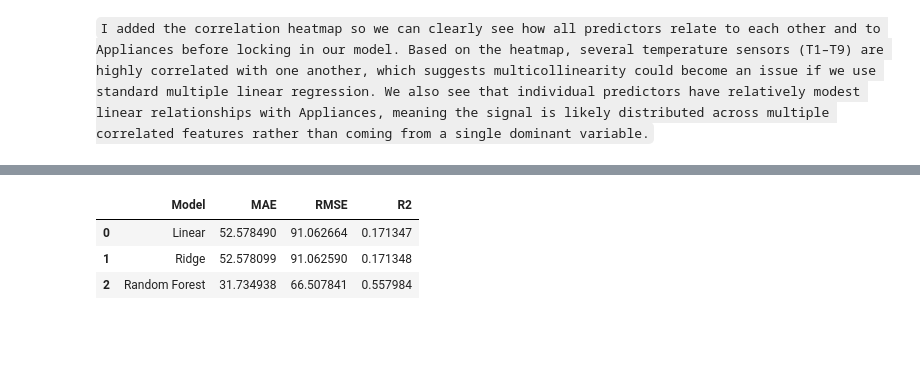
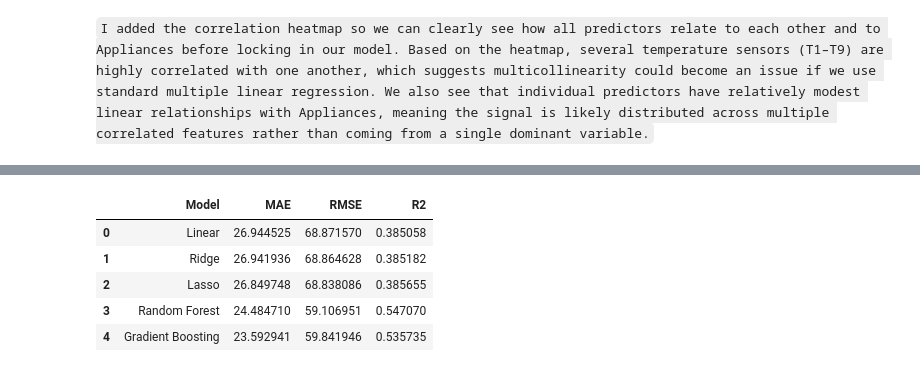
Before and after one commit to ccasella-usd/Energy-Efficiency, a Jupyter notebook: notebooks/AAI_500_Final_Project_Group3_v3.ipynb, the cells around one changed output, grey strips where cells are left out. Saved outputs shown, nothing was run; the diff lists cells and outputs as text; code cells hidden in the pictures; blank space fills up the shorter version.

```diff
--- a/notebooks/AAI_500_Final_Project_Group3_v3.ipynb
+++ b/notebooks/AAI_500_Final_Project_Group3_v3.ipynb
@@ -286,20 +371,18 @@ R2: 0.17134807633529725
 from sklearn.ensemble import RandomForestRegressor
 
 rf_model = RandomForestRegressor(
-    n_estimators=200,
+    n_estimators=300,
     random_state=42,
     n_jobs=-1
 )
 
 rf_model.fit(X_train, y_train)
 
-y_pred_rf = rf_model.predict(X_test)
+y_pred_log = rf_model.predict(X_test)
 
-mae_rf = mean_absolute_error(y_test, y_pred_rf)
-rmse_rf = np.sqrt(mean_squared_error(y_test, y_pred_rf))
-r2_rf = r2_score(y_test, y_pred_rf)
+mae_rf, rmse_rf, r2_rf = metrics_on_original_scale(y_test, y_pred_log)
 
-print("Random Forest Results:")
+print("Random Forest Results (trained on log1p target, reported on original scale):")
 print("MAE:", mae_rf)
 print("RMSE:", rmse_rf)
 print("R2:", r2_rf)
@@ -310,0 +451,21 @@ R2: 0.5579841426946002
+# %%
+# --- Train Tuned Random Forest using best parameters from RandomizedSearch ---
+best_rf = RandomForestRegressor(
+    n_estimators=rs.best_params_["n_estimators"],
+    min_samples_split=rs.best_params_["min_samples_split"],
+    min_samples_leaf=rs.best_params_["min_samples_leaf"],
+    max_features=rs.best_params_["max_features"],
+    max_depth=rs.best_params_["max_depth"],
+    random_state=42,
+    n_jobs=-1
+)
+
+best_rf.fit(X_train, y_train)
+y_pred_log = best_rf.predict(X_test)
+
+mae_best_rf, rmse_best_rf, r2_best_rf = metrics_on_original_scale(y_test, y_pred_log)
+
+print("Tuned Random Forest Results (trained on log1p target, reported on original scale):")
+print("MAE:", mae_best_rf)
+print("RMSE:", rmse_best_rf)
+print("R2:", r2_best_rf)
@@ -311,16 +524,16 @@ R2: 0.5579841426946002
 # %%
-import pandas as pd
-
 results = pd.DataFrame({
-    "Model": ["Linear", "Ridge", "Random Forest"],
-    "MAE": [mae, mae_ridge, mae_rf],
-    "RMSE": [rmse, rmse_ridge, rmse_rf],
-    "R2": [r2, r2_ridge, r2_rf]
+    "Model": ["Linear", "Ridge", "Lasso", "Random Forest", "Gradient Boosting"],
+    "MAE": [mae, mae_ridge, mae_lasso, mae_best_rf, mae_hgb],
+    "RMSE": [rmse, rmse_ridge, rmse_lasso, rmse_best_rf, rmse_hgb],
+    "R2": [r2, r2_ridge, r2_lasso, r2_best_rf, r2_hgb]
 })
 
 results
 # %% [output]
 |  | Model | MAE | RMSE | R2 |
-| 0 | Linear | 52.578490 | 91.062664 | 0.171347 |
-| 1 | Ridge | 52.578099 | 91.062590 | 0.171348 |
-| 2 | Random Forest | 31.734938 | 66.507841 | 0.557984 |
+| 0 | Linear | 26.944525 | 68.871570 | 0.385058 |
+| 1 | Ridge | 26.941936 | 68.864628 | 0.385182 |
+| 2 | Lasso | 26.849748 | 68.838086 | 0.385655 |
+| 3 | Random Forest | 24.484710 | 59.106951 | 0.547070 |
+| 4 | Gradient Boosting | 23.592941 | 59.841946 | 0.535735 |
```
Also changed, not shown: parts of 26 cells of this notebook.
